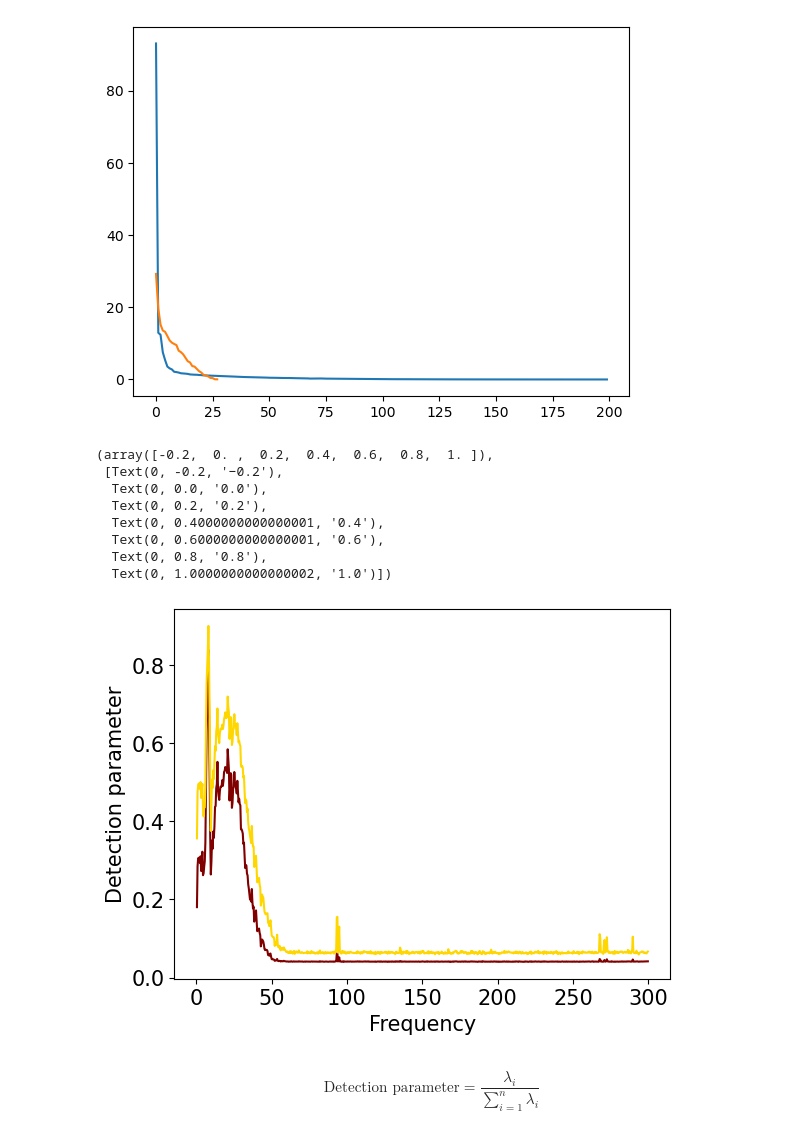
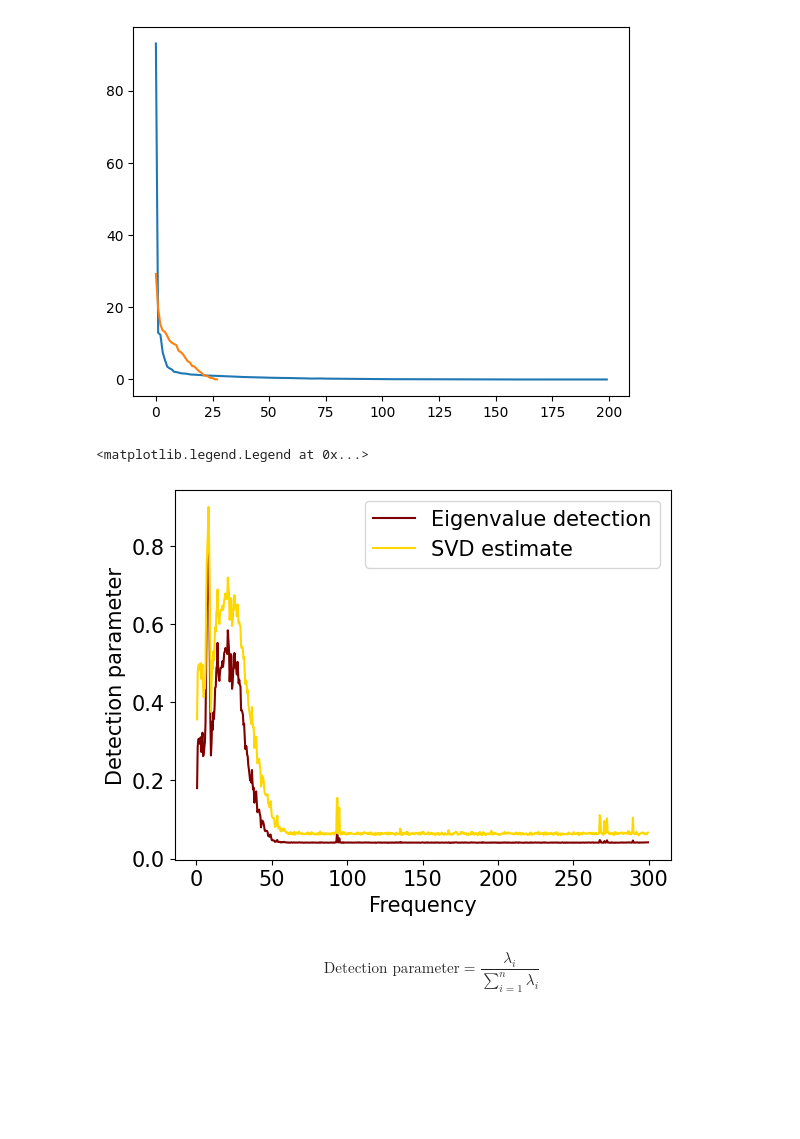
Before and after one commit to aissah/coherence_analysis_histroy, a Jupyter notebook: Coherence_and_estimation_notebooks/4. show_estimations_with_Bradys_Hot_Springs_data.ipynb, the cells around one changed output. Saved outputs shown, nothing was run; the diff lists cells and outputs as text; code cells hidden in the pictures; blank space fills up the shorter version.

```diff
--- a/Coherence_and_estimation_notebooks/4. show_estimations_with_Bradys_Hot_Springs_data.ipynb
+++ b/Coherence_and_estimation_notebooks/4. show_estimations_with_Bradys_Hot_Springs_data.ipynb
@@ -250,6 +250,7 @@ t0 = time.time()
 for d in range(num_frames):
     Q,R = np.linalg.qr(norm_win_spectra2[d])
     qr_approx2 = np.sort(np.diag(np.absolute(R@R.transpose()))**2)[::-1]
+    qr_approx2 = qr_approx2**0.5
     eig_ratios_qr2[d] = qr_approx2[0]/np.sum(np.absolute(qr_approx2))
 t1 = time.time()
 qr_time = t1-t0 + common_time
@@ -317,25 +318,18 @@ plt.plot(svd_approx2)
 [<matplotlib.lines.Line2D at 0x...>]
 [figure]
 # %%
-plt.plot(frequencies[1:last_freq_index], eig_ratios2[1:last_freq_index], color=colors[0], label="Microseismic Event")
-plt.plot(frequencies[1:last_freq_index], eig_ratios_svd2[1:last_freq_index], color=colors[1], label="Noise")
+plt.plot(frequencies[1:last_freq_index], eig_ratios2[1:last_freq_index], color=colors[0], label="Eigenvalue detection")
+plt.plot(frequencies[1:last_freq_index], eig_ratios_svd2[1:last_freq_index], color=colors[1], label="SVD estimate")
 # plt.plot(frequencies[1:last_freq_index], eig_ratios[1:last_freq_index], color=colors[0], label="Noise")
 plt.ylabel("Detection parameter",fontsize=fsize)
 plt.xlabel("Frequency",fontsize=fsize)
 plt.xticks(fontsize=fsize)
 plt.yticks(fontsize=fsize)
 # plt.title("Proportion of $\lambda_1$ in sum of all eigenvalues",fontsize=fsize)
-# plt.legend(fontsize=fsize)
+plt.legend(fontsize=fsize)
 # %% [output]
-(array([-0.2,  0. ,  0.2,  0.4,  0.6,  0.8,  1. ]),
- [Text(0, -0.2, '−0.2'),
-  Text(0, 0.0, '0.0'),
-  Text(0, 0.2, '0.2'),
-  Text(0, 0.4000000000000001, '0.4'),
-  Text(0, 0.6000000000000001, '0.6'),
-  Text(0, 0.8, '0.8'),
-  Text(0, 1.0000000000000002, '1.0')])
+<matplotlib.legend.Legend at 0x...>
-[figure, old version]
+[figure, new version]
 # %% [markdown]
 $$\text{Detection parameter} = \frac{\lambda_i}{\sum_{i=1}^{n}{\lambda_i}}$$
 # %%
```
Also changed, not shown: parts of 11 cells of this notebook.
